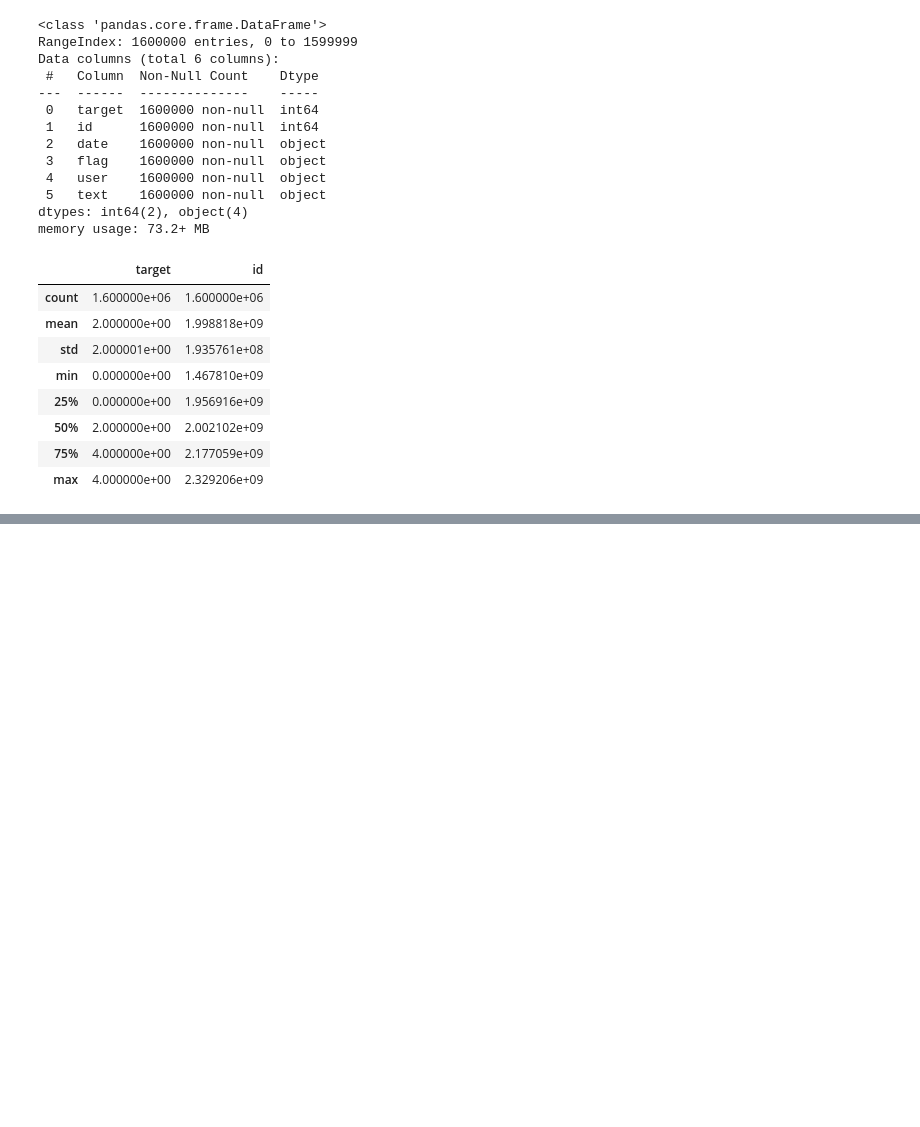
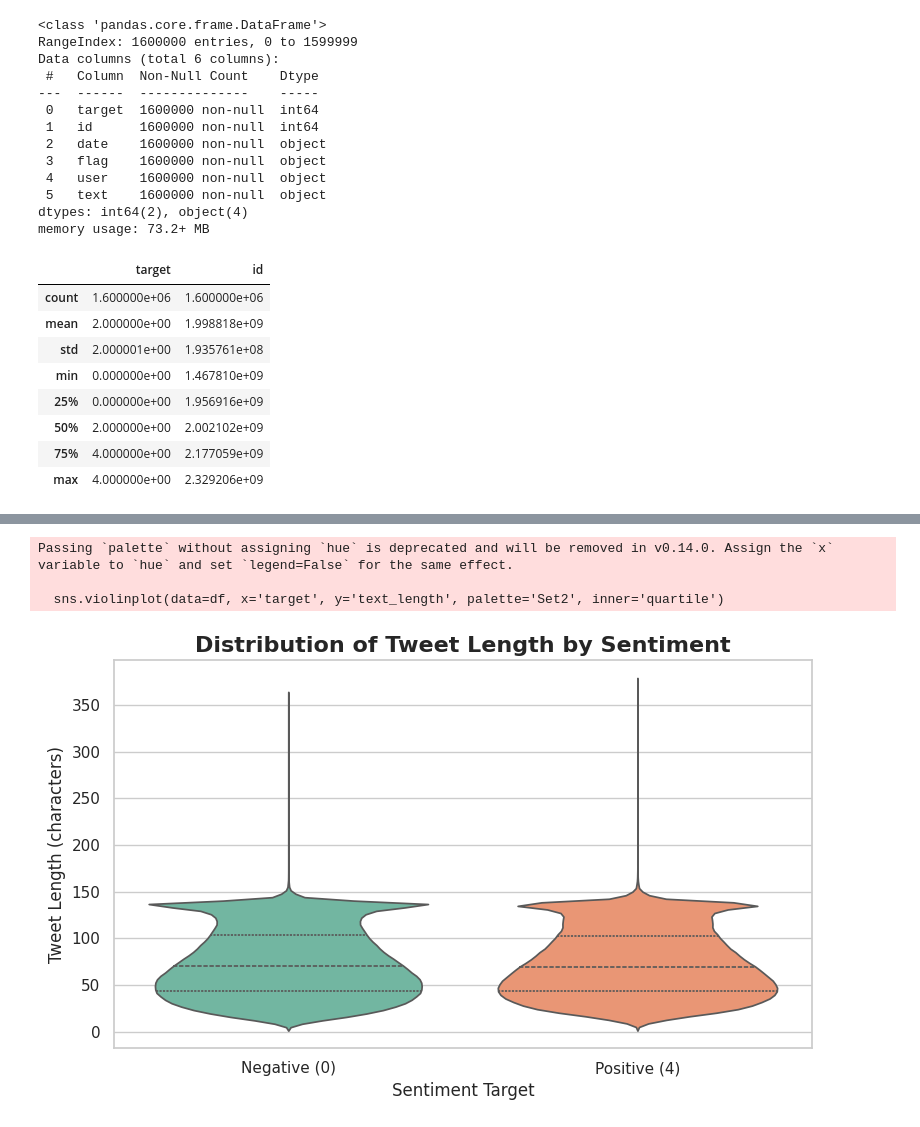
Before and after one commit to ariesslin/ie7500-g1-tweet-sentiment-nlp, a Jupyter notebook: scripts/eda.ipynb, the cells around one changed output, grey strips where cells are left out. Saved outputs shown, nothing was run; the diff lists cells and outputs as text; code cells hidden in the pictures; blank space fills up the shorter version.

```diff
--- a/scripts/eda.ipynb
+++ b/scripts/eda.ipynb
@@ -83,0 +267,21 @@ df.describe()
+# %%
+# We now visualize the violin plot for each target by tweet length
+
+# Add a new column for tweet length
+df['text_length'] = df['text'].str.len()
+
+# Violin plot of tweet length by sentiment
+plt.figure(figsize=(8, 5))
+sns.violinplot(data=df, x='target', y='text_length', palette='Set2', inner='quartile')
+
+plt.title("Distribution of Tweet Length by Sentiment", fontsize=16, fontweight='bold')
+plt.xlabel("Sentiment Target", fontsize=12)
+plt.ylabel("Tweet Length (characters)", fontsize=12)
+plt.xticks([0, 1], ["Negative (0)", "Positive (4)"], fontsize=11)
+plt.tight_layout()
+plt.show()
+# %% [output]
+Passing `palette` without assigning `hue` is deprecated and will be removed in v0.14.0. Assign the `x` variable to `hue` and set `legend=False` for the same effect.
+
+  sns.violinplot(data=df, x='target', y='text_length', palette='Set2', inner='quartile')
+[figure, added]
```
Also changed, not shown: parts of 18 cells of this notebook.
